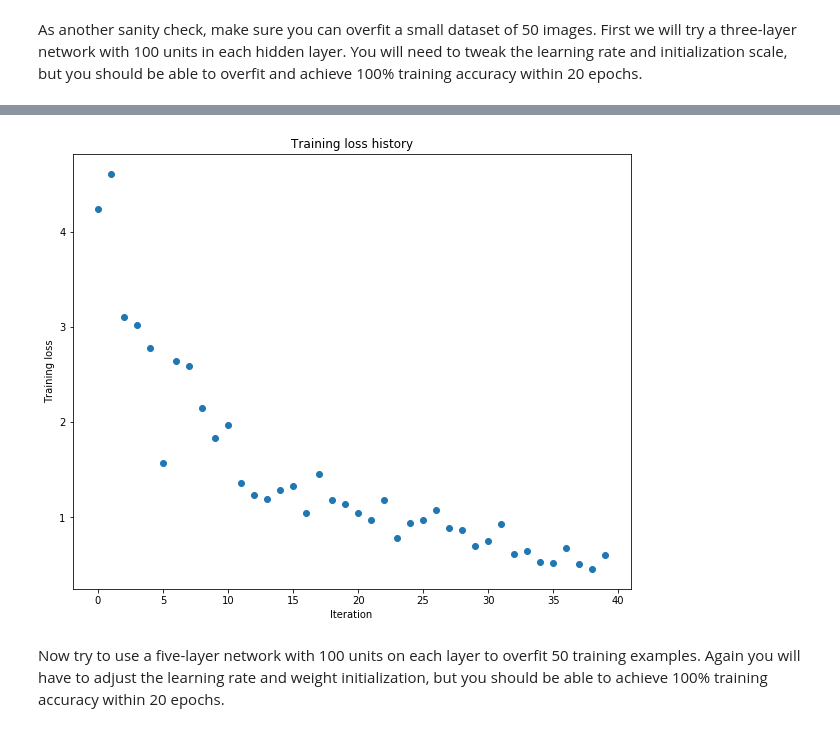
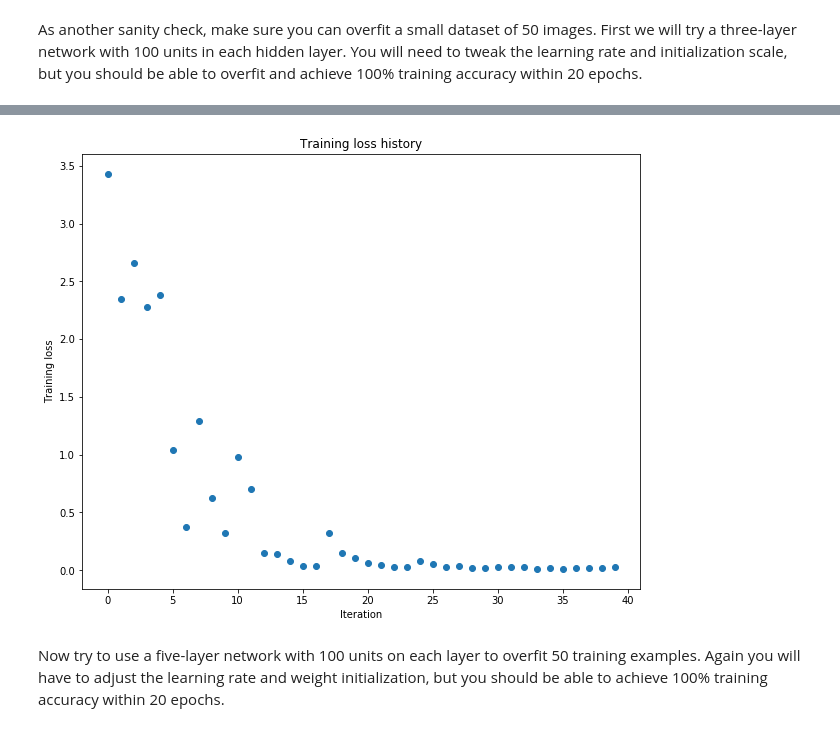
Before and after one commit to BedirYilmaz/cs231-stanford, a Jupyter notebook: assignment2/FullyConnectedNets.ipynb, the cells around one changed output, grey strips where cells are left out. Saved outputs shown, nothing was run; the diff lists cells and outputs as text; code cells hidden in the pictures.

```diff
--- a/assignment2/FullyConnectedNets.ipynb
+++ b/assignment2/FullyConnectedNets.ipynb
@@ -433,7 +433,7 @@ small_data = {
 }
 
 weight_scale = 1e-2
-learning_rate = 1e-4
+learning_rate = 1e-3
 model = FullyConnectedNet([100, 100],
               weight_scale=weight_scale, dtype=np.float64)
 solver = Solver(model, small_data,
@@ -471,4 +471,4 @@ initializing layer 2 number of hidden dim layers : 2
-[figure, old version]
+[figure, new version]
 # %% [markdown]
 Now try to use a five-layer network with 100 units on each layer to overfit 50 training examples. Again you will have to adjust the learning rate and weight initialization, but you should be able to achieve 100% training accuracy within 20 epochs.
 # %%
```
Also changed, not shown: parts of 4 cells of this notebook, 2 other files.
